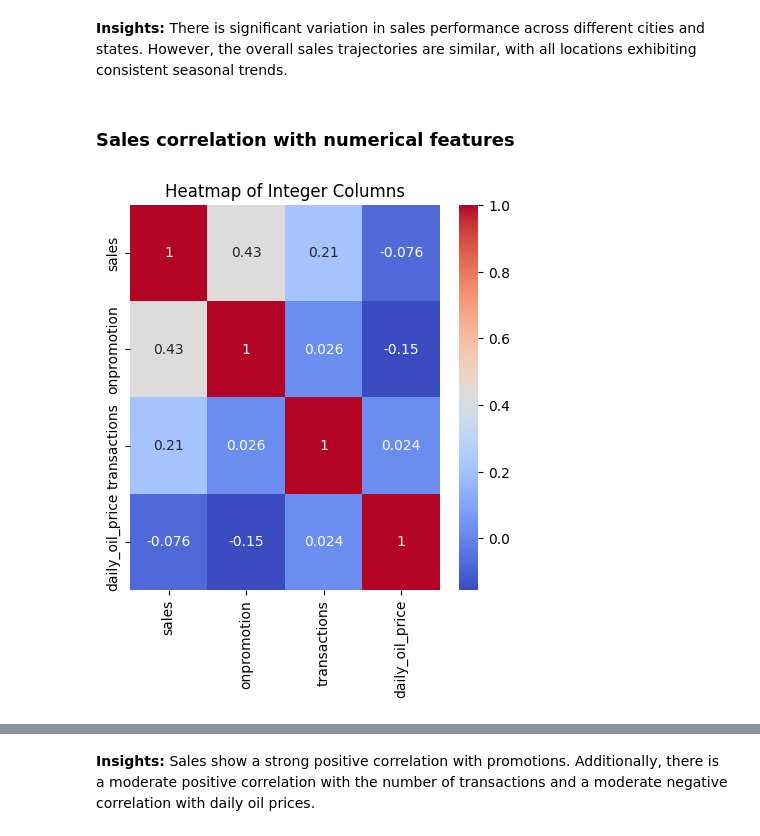
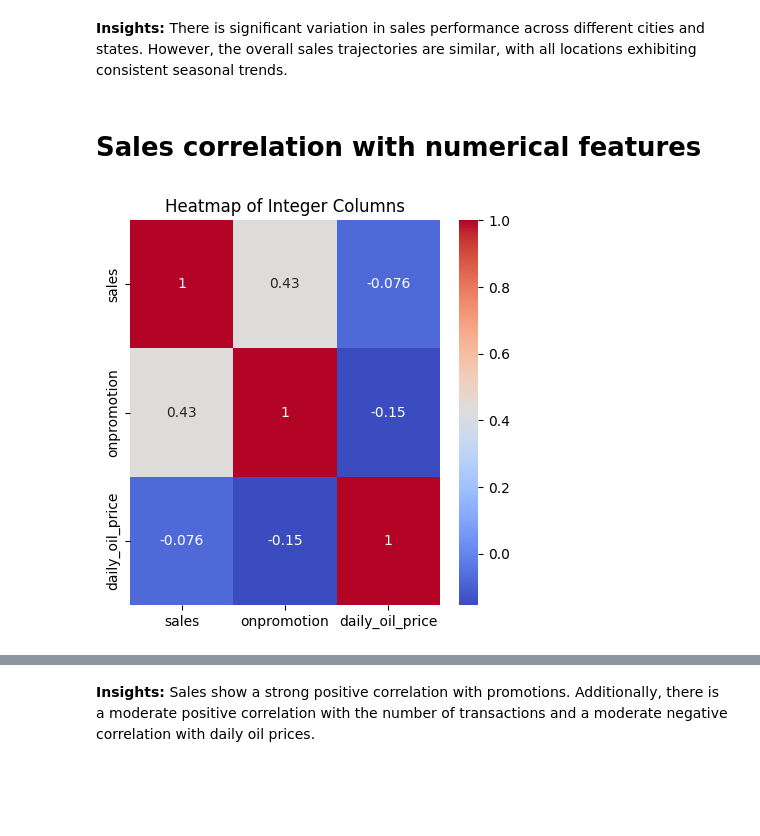
Before and after one commit to yukims19/Store-Sales-Time-Series-Prediction, a Jupyter notebook: data_wrangling_and_eda.ipynb, the cells around one changed output, grey strips where cells are left out. Saved outputs shown, nothing was run; the diff lists cells and outputs as text; code cells hidden in the pictures; blank space fills up the shorter version.

```diff
--- a/data_wrangling_and_eda.ipynb
+++ b/data_wrangling_and_eda.ipynb
@@ -326,0 +322,8 @@ None
+# %%
+train['day_of_week'] = train['date'].dt.dayofweek
+train['month'] = train['date'].dt.month
+train['quarter'] = train['date'].dt.quarter
+
+test['day_of_week'] = test['date'].dt.dayofweek
+test['month'] = test['date'].dt.month
+test['quarter'] = test['date'].dt.quarter
@@ -334,5 +354,0 @@ test.to_csv('data/test_combined.csv')
-# %%
-sales_df['month'] = sales_df['date'].dt.month
-sales_df['date_month'] = sales_df['date'].dt.to_period('M').dt.to_timestamp()
-sales_df['store_nbr'] = sales_df['store_nbr'].astype('category')
-sales_df['store_cluster'] = sales_df['store_cluster'].astype('category')
@@ -358,0 +361,12 @@ memory usage: 390.3+ MB
+# %%
+daily_sales = sales_df.groupby('date')['sales'].sum().reset_index()
+daily_sales.rename(columns={'sales': 'total_daily_sales'}, inplace=True)
+daily_sales_by_store = sales_df.groupby(['date', 'store_nbr'])['sales'].sum().reset_index()
+daily_sales_by_store.rename(columns={'sales': 'total_daily_sales_by_store_nbr'}, inplace=True)
+
+sales_df = sales_df.merge(daily_sales, on=['date'], how='left')
+sales_df = sales_df.merge(daily_sales_by_store, on=['date', 'store_nbr'], how='left')
+
+sales_df['contribution_ratio_by_date'] = sales_df['sales'] / daily_sales['total_daily_sales']
+sales_df['contribution_ratio_by_date_store_nbr'] = sales_df['sales'] / daily_sales_by_store['total_daily_sales_by_store_nbr']
+sales_df.head()
@@ -358,0 +381,3 @@ memory usage: 390.3+ MB
+# %%
+sales_df['contribution_ratio_by_date'] = sales_df['contribution_ratio_by_date'].fillna(0)
+sales_df['contribution_ratio_by_date_store_nbr'] =  sales_df['contribution_ratio_by_date_store_nbr'].fillna(0)
@@ -756,16 +797,16 @@ time_series_plot_by_category('state', True, True)
 # %% [markdown]
 **Insights:** There is significant variation in sales performance across different cities and states. However, the overall sales trajectories are similar, with all locations exhibiting consistent seasonal trends.
 # %% [markdown]
-### Sales correlation with numerical features
+# Sales correlation with numerical features
 # %%
-columns = ['sales', 'onpromotion', 'transactions', 'daily_oil_price']
+columns = ['sales', 'onpromotion', 'daily_oil_price']
 num_columns = sales_df[columns]
 plt.figure(figsize=(5, 5))
 sns.heatmap(num_columns.corr(), annot=True, cmap='coolwarm')
 plt.title('Heatmap of Integer Columns')
 plt.show()
 # %% [output]
-[figure, old version]
+[figure, new version]
 # %%
 monthly_sales_columns = sales_df.groupby('date_month')[columns].sum()
 # %%
```
Also changed, not shown: parts of 48 cells of this notebook, 1 other file.
